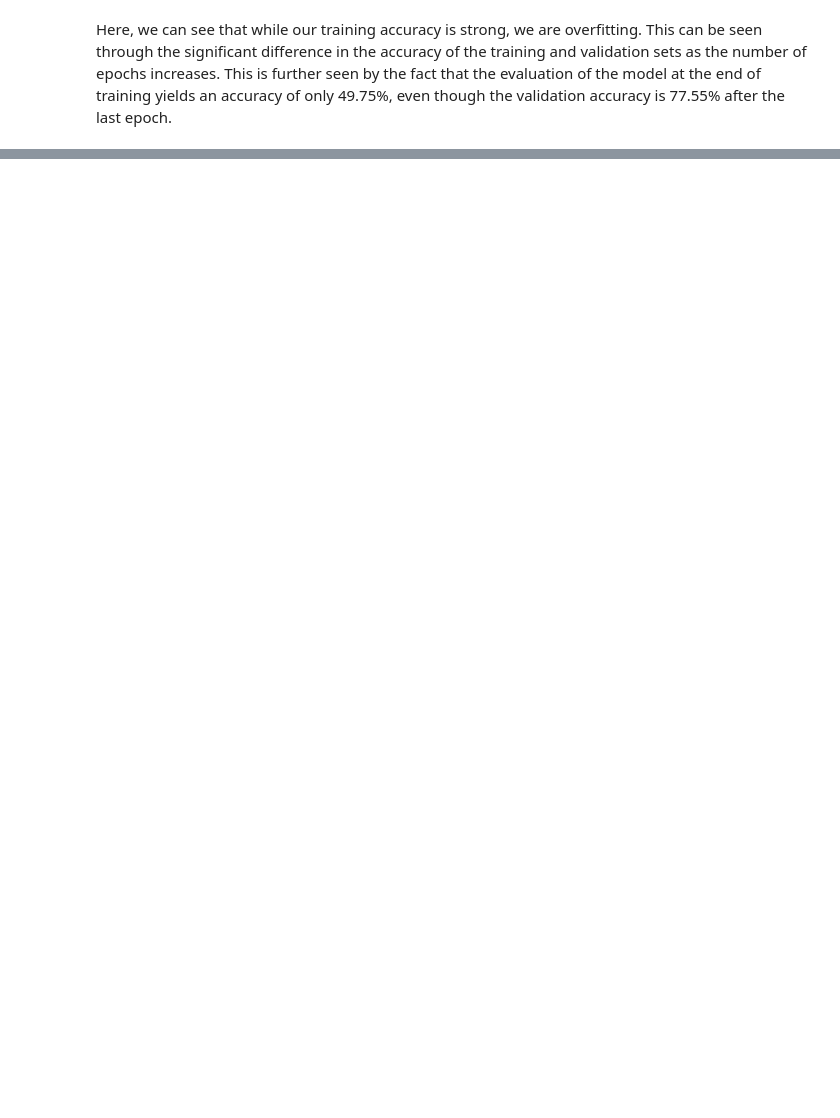
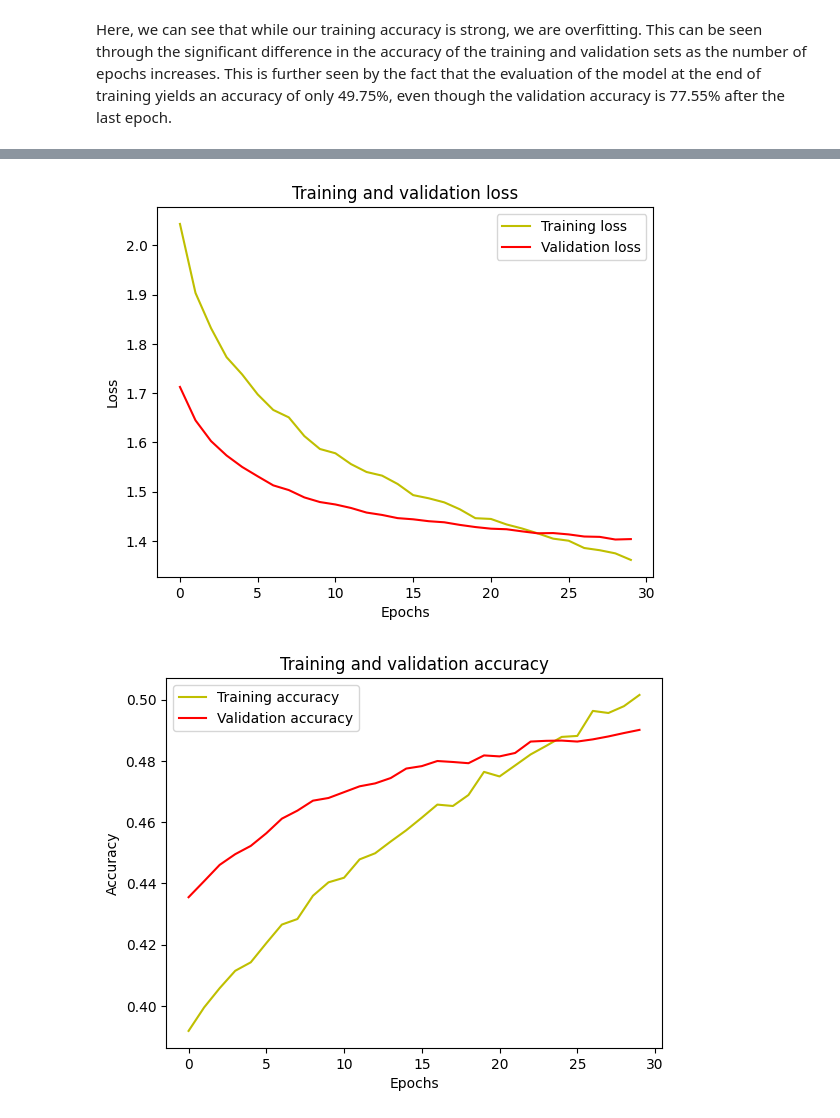
Before and after one commit to ShahhhVihaan/MoodMirror, a Jupyter notebook: model-notebooks/moodmirror_pretrained.ipynb, the cells around one changed output, grey strips where cells are left out. Cells and saved outputs as stored; diff of their text form; code cells hidden in the pictures; blank space fills up the shorter version.

```diff
--- a/model-notebooks/moodmirror_pretrained.ipynb
+++ b/model-notebooks/moodmirror_pretrained.ipynb
@@ -314,0 +407,24 @@ Here, we can see that while our training accuracy is strong, we are overfitting.
+# %%
+# unfreezing last three convolutional layers
+conv_base.trainable = True
+for layer in conv_base.layers[:-4]:
+    layer.trainable = False
+
+model.compile(
+    loss="categorical_crossentropy",
+    optimizer=keras.optimizers.RMSprop(learning_rate=1e-5),
+    metrics=["accuracy"]
+)
+
+callbacks = [
+    keras.callbacks.ModelCheckpoint(
+    filepath="fine_tuning_efficientnetb0.h5",
+    save_best_only=True,
+    monitor="val_accuracy")
+]
+
+history = model.fit(
+    train_dataset,
+    epochs=30,
+    validation_data=validation_dataset,
+    callbacks=callbacks)
@@ -314,0 +449,23 @@ Here, we can see that while our training accuracy is strong, we are overfitting.
+# %%
+import matplotlib.pyplot as plt
+
+# Plotting training and validation loss
+plt.plot(history.history["loss"], "y", label="Training loss")
+plt.plot(history.history["val_loss"], "r", label="Validation loss")
+plt.title("Training and validation loss")
+plt.xlabel("Epochs")
+plt.ylabel("Loss")
+plt.legend()
+plt.show()
+
+# Plotting training and validation accuracy
+plt.plot(history.history["accuracy"], "y", label="Training accuracy")
+plt.plot(history.history["val_accuracy"], "r", label="Validation accuracy")
+plt.title("Training and validation accuracy")
+plt.xlabel("Epochs")
+plt.ylabel("Accuracy")
+plt.legend()
+plt.show()
+# %% [output]
+[figure, added]
+[figure, added]
```
Also changed, not shown: parts of 24 cells of this notebook.
